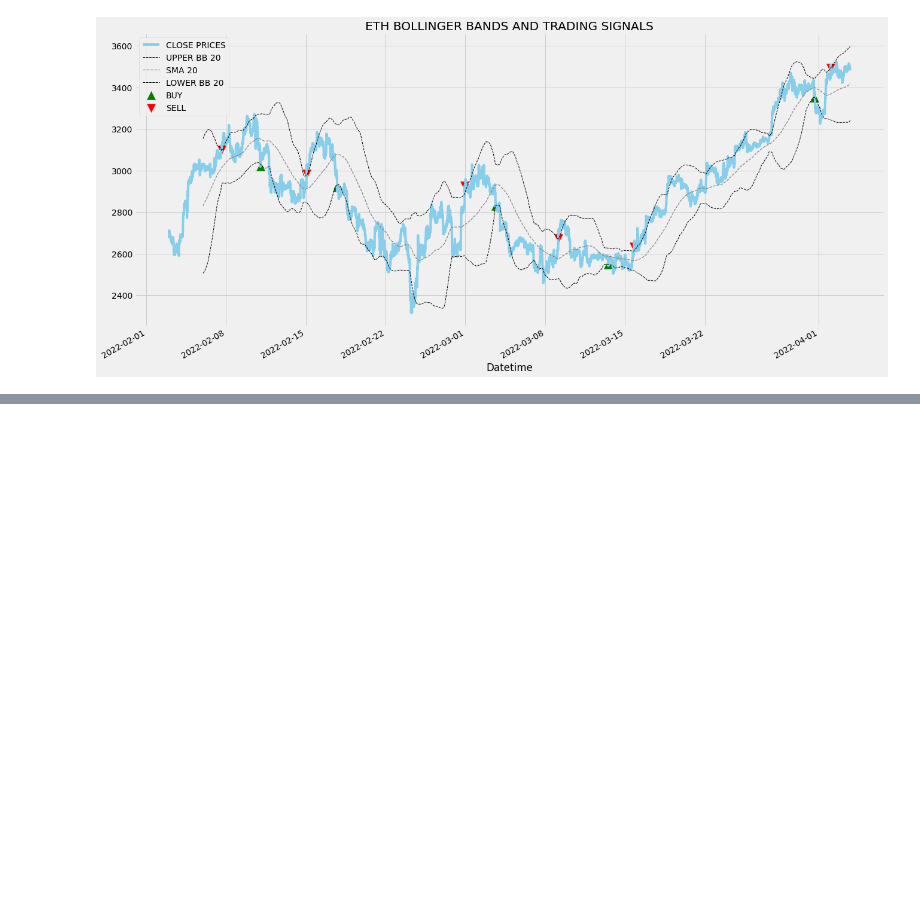
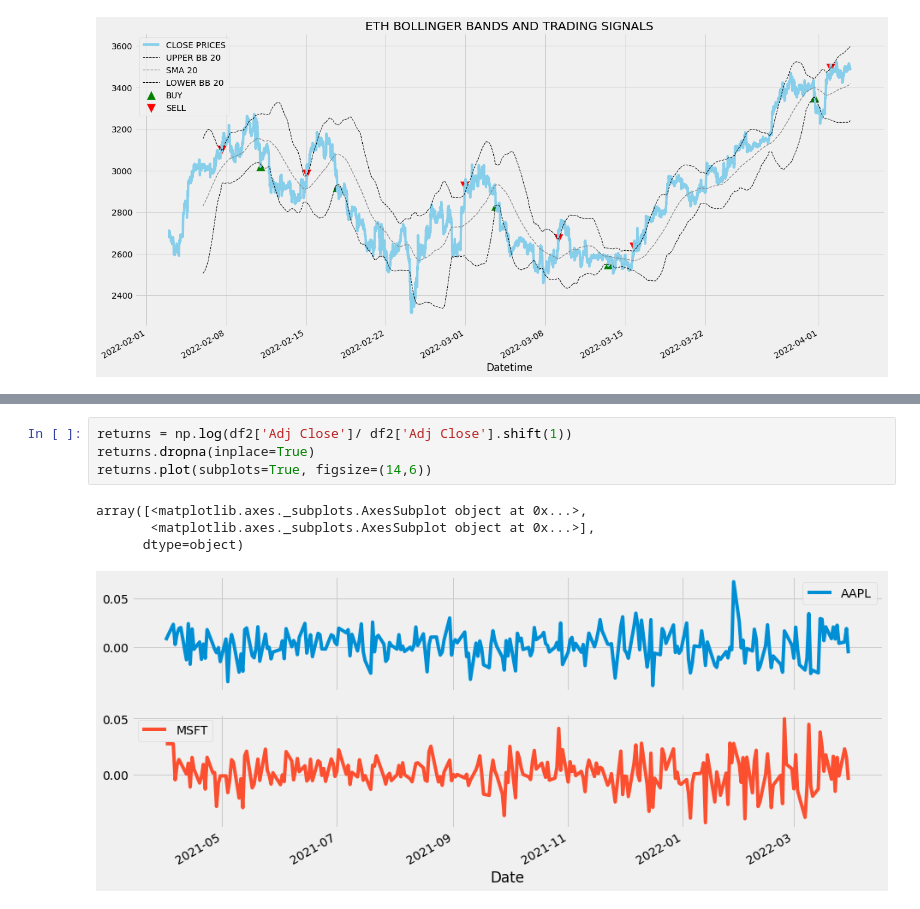
Before and after one commit to michaelmml/Financial-Data-Science, a Jupyter notebook: AlgoTradingStrategies.ipynb, the cells around one changed output, grey strips where cells are left out. Saved outputs shown, nothing was run; the diff lists cells and outputs as text; blank space fills up the shorter version.

```diff
--- a/AlgoTradingStrategies.ipynb
+++ b/AlgoTradingStrategies.ipynb
@@ -113,0 +192,9 @@ plt.show()
+# %%
+returns = np.log(df2['Adj Close']/ df2['Adj Close'].shift(1))
+returns.dropna(inplace=True)
+returns.plot(subplots=True, figsize=(14,6))
+# %% [output]
+array([<matplotlib.axes._subplots.AxesSubplot object at 0x...>,
+       <matplotlib.axes._subplots.AxesSubplot object at 0x...>],
+      dtype=object)
+[figure, added]
```
Also changed, not shown: parts of 17 cells of this notebook.
